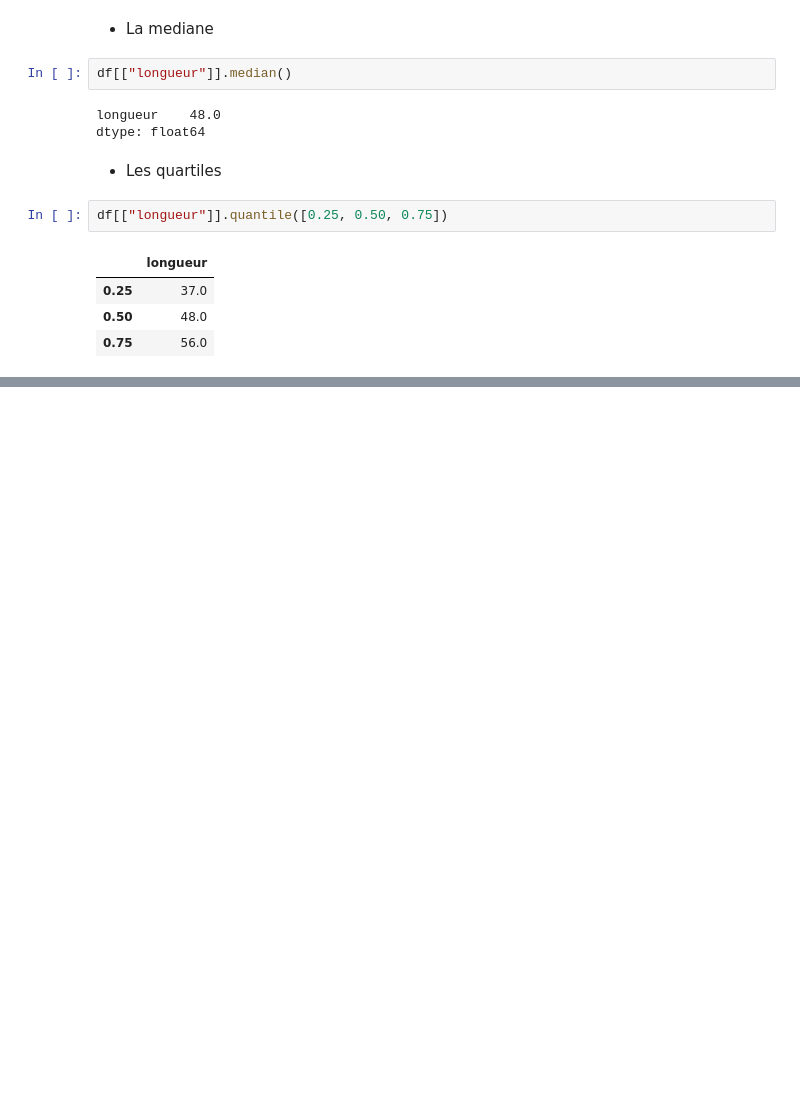
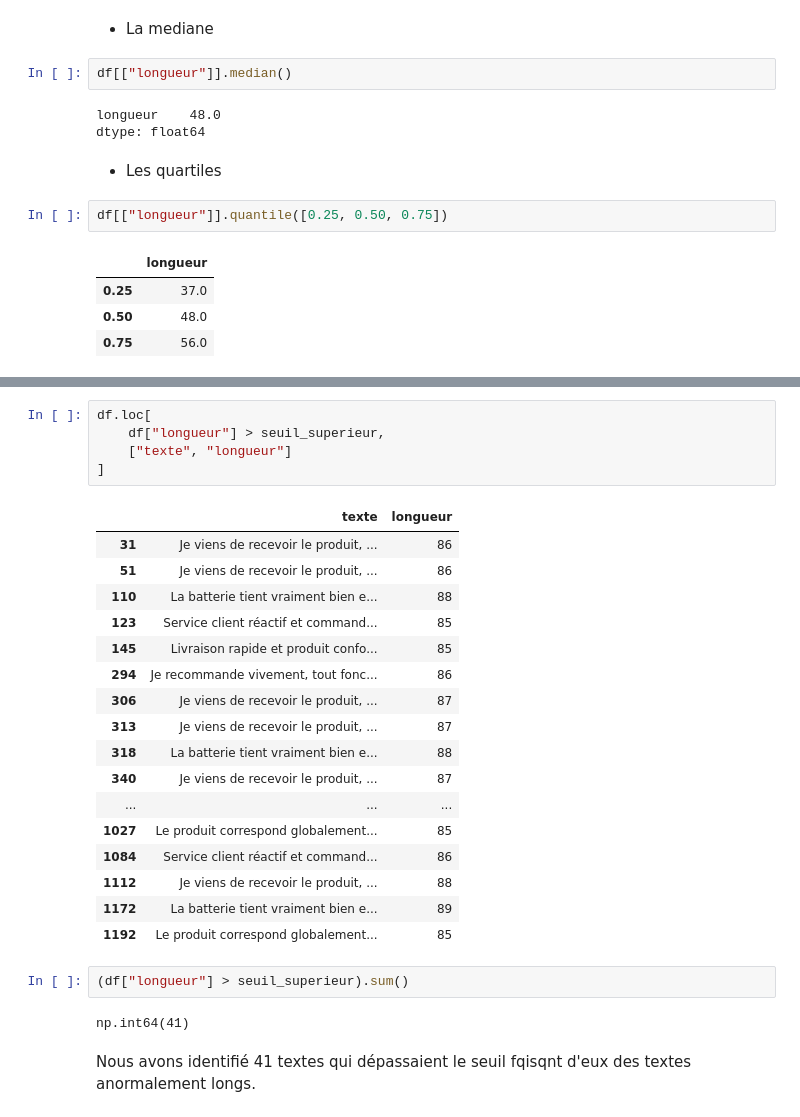
Before and after one commit to khadidiatoungom4-ai/Atelier_prepa_donnees_textuelles, a Jupyter notebook: notebooks/atelier_prepa_donnees_textuelles.ipynb, the cells around one changed output, grey strips where cells are left out. Saved outputs shown, nothing was run; the diff lists cells and outputs as text; blank space fills up the shorter version.

```diff
--- a/notebooks/atelier_prepa_donnees_textuelles.ipynb
+++ b/notebooks/atelier_prepa_donnees_textuelles.ipynb
@@ -480,0 +506,29 @@ df[["longueur"]].quantile([0.25, 0.50, 0.75])
+# %%
+df.loc[
+    df["longueur"] > seuil_superieur,
+    ["texte", "longueur"]
+]
+# %% [output]
+|  | texte | longueur |
+| 31 | Je viens de recevoir le produit, ... | 86 |
+| 51 | Je viens de recevoir le produit, ... | 86 |
+| 110 | La batterie tient vraiment bien e... | 88 |
+| 123 | Service client réactif et command... | 85 |
+| 145 | Livraison rapide et produit confo... | 85 |
+| 294 | Je recommande vivement, tout fonc... | 86 |
+| 306 | Je viens de recevoir le produit, ... | 87 |
+| 313 | Je viens de recevoir le produit, ... | 87 |
+| 318 | La batterie tient vraiment bien e... | 88 |
+| 340 | Je viens de recevoir le produit, ... | 87 |
+| ... | ... | ... |
+| 1027 | Le produit correspond globalement... | 85 |
+| 1084 | Service client réactif et command... | 86 |
+| 1112 | Je viens de recevoir le produit, ... | 88 |
+| 1172 | La batterie tient vraiment bien e... | 89 |
+| 1192 | Le produit correspond globalement... | 85 |
+# %%
+(df["longueur"] > seuil_superieur).sum()
+# %% [output]
+np.int64(41)
+# %% [markdown]
+Nous avons identifié 41 textes qui dépassaient le seuil fqisqnt d'eux des textes anormalement longs.
```
Also changed, not shown: parts of 6 cells of this notebook.
